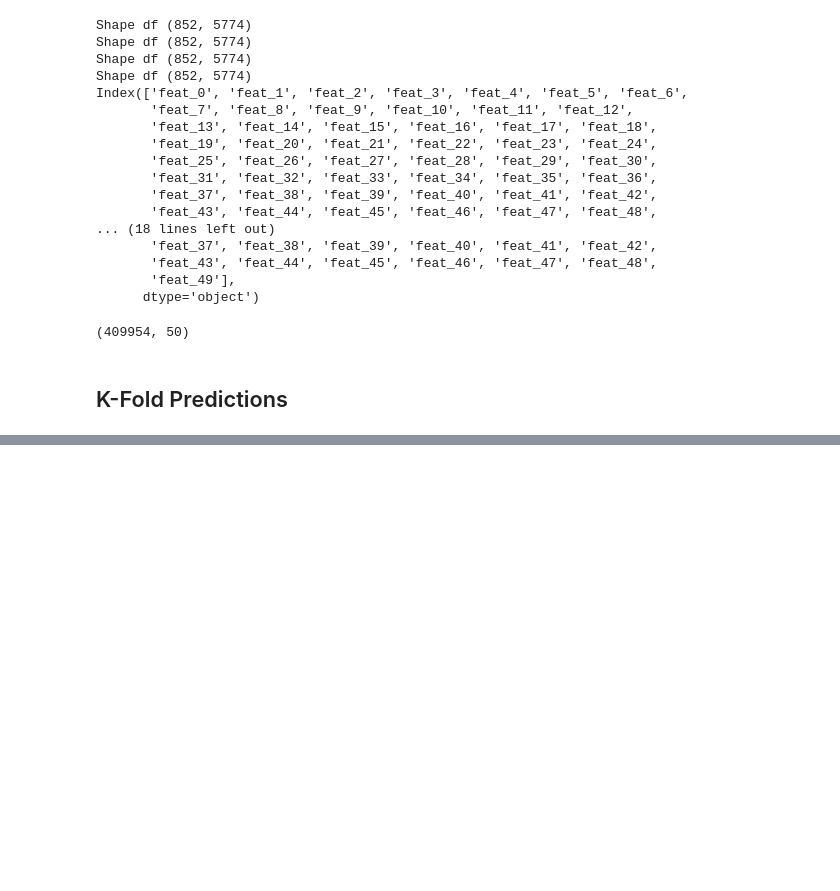
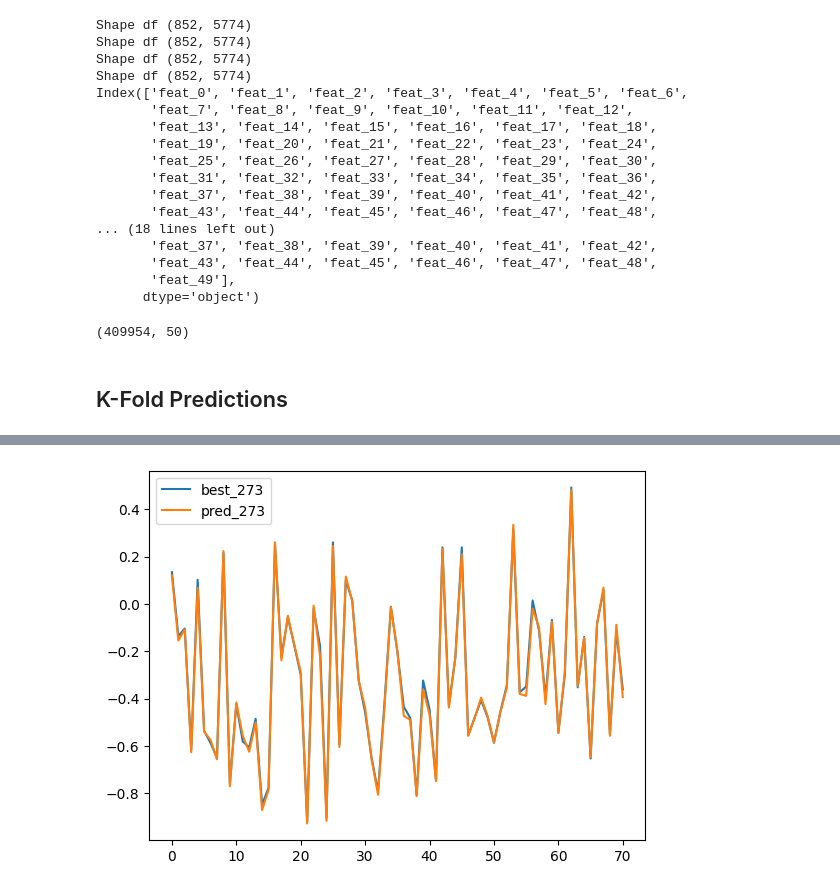
Before and after one commit to arnabsharma91/deepSSTA, a Jupyter notebook: Inference.ipynb, the cells around one changed output, grey strips where cells are left out. Saved outputs shown, nothing was run; the diff lists cells and outputs as text; code cells hidden in the pictures; blank space fills up the shorter version.

```diff
--- a/Inference.ipynb
+++ b/Inference.ipynb
@@ -150,3 +204,11 @@ pred_df.to_csv("./predictions.csv", index=False, header=False)
+# %%
+plt.plot(best_sub[cols[2]])
+plt.plot(pred_df[cols[2]])
+
+plt.legend([f"best_{cols[2]}", f"pred_{cols[2]}"])
+plt.show()
+# %% [output]
+[figure, added]
 # %%
 # KFold
 
```
Also changed, not shown: parts of 18 cells of this notebook, 1 other file.
